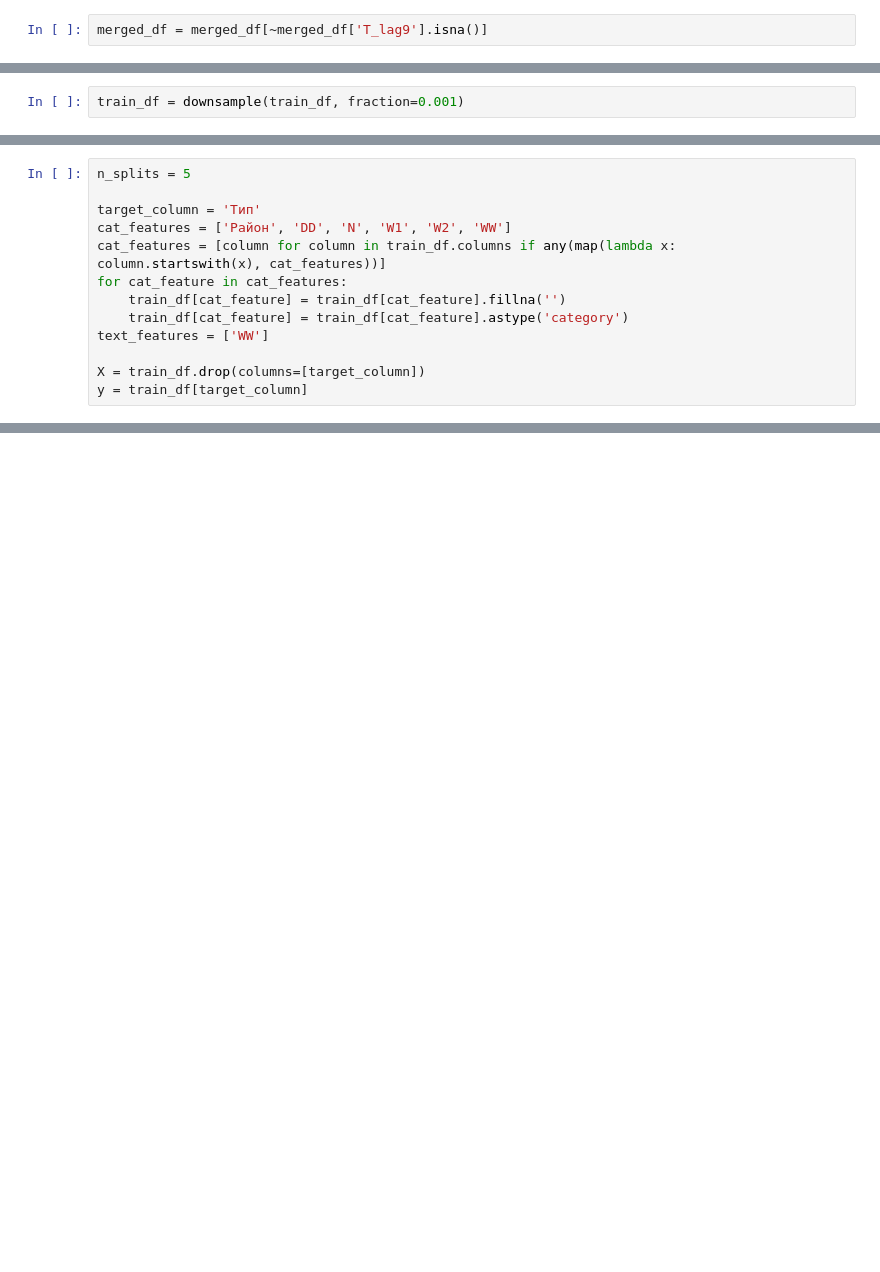
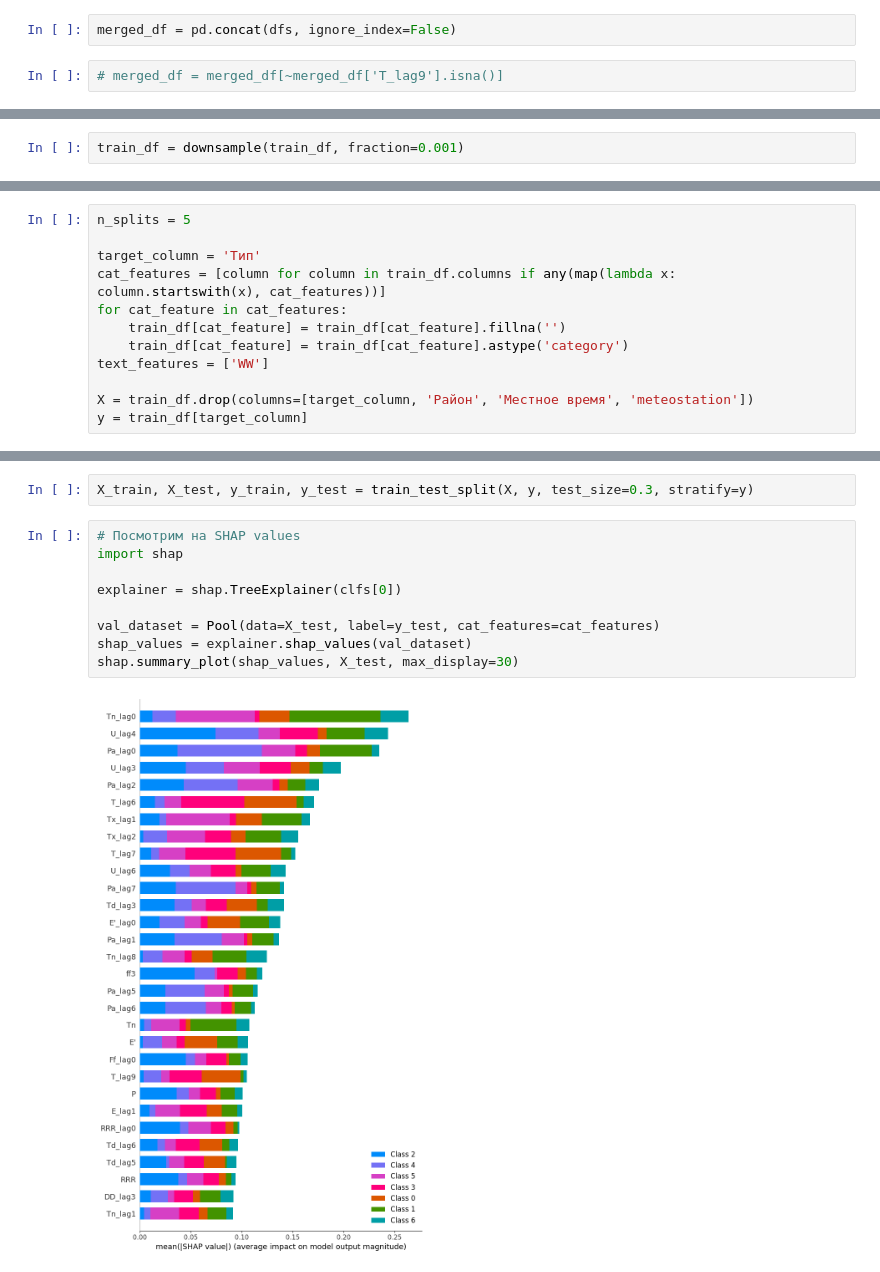
Before and after one commit to boldirev-as/Digital_perm23, a Jupyter notebook: Solution_balexa.ipynb, the cells around one changed output, grey strips where cells are left out. Saved outputs shown, nothing was run; the diff lists cells and outputs as text; blank space fills up the shorter version.

```diff
--- a/Solution_balexa.ipynb
+++ b/Solution_balexa.ipynb
@@ -165,2 +161,4 @@ for column in selected_columns:
+# %%
+merged_df = pd.concat(dfs, ignore_index=False)
 # %%
-merged_df = merged_df[~merged_df['T_lag9'].isna()]
+# merged_df = merged_df[~merged_df['T_lag9'].isna()]
@@ -238,14 +211,13 @@ train_df[selected_columns].head()
 n_splits = 5
 
 target_column = 'Тип'
-cat_features = ['Район', 'DD', 'N', 'W1', 'W2', 'WW']
 cat_features = [column for column in train_df.columns if any(map(lambda x: column.startswith(x), cat_features))]
 for cat_feature in cat_features:
     train_df[cat_feature] = train_df[cat_feature].fillna('')
     train_df[cat_feature] = train_df[cat_feature].astype('category')
 text_features = ['WW']
 
-X = train_df.drop(columns=[target_column])
+X = train_df.drop(columns=[target_column, 'Район', 'Местное время', 'meteostation'])
 y = train_df[target_column]
 # %%
 clfs = []
@@ -326,0 +299,13 @@ mean f1 score ====>>> 0.43428206 <<<==== 0.0227
+# %%
+X_train, X_test, y_train, y_test = train_test_split(X, y, test_size=0.3, stratify=y)
+# %%
+# Посмотрим на SHAP values
+import shap
+
+explainer = shap.TreeExplainer(clfs[0])
+
+val_dataset = Pool(data=X_test, label=y_test, cat_features=cat_features)
+shap_values = explainer.shap_values(val_dataset)
+shap.summary_plot(shap_values, X_test, max_display=30)
+# %% [output]
+[figure, added]
```
Also changed, not shown: parts of 36 cells of this notebook.
